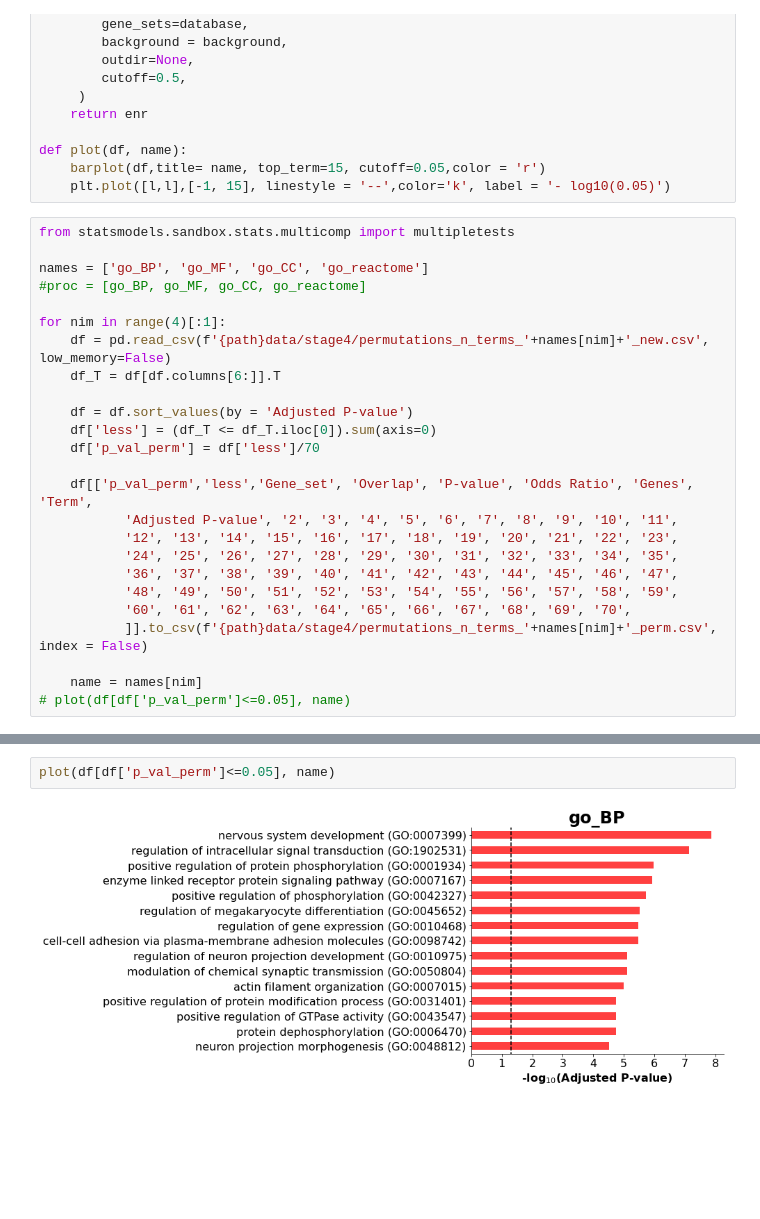
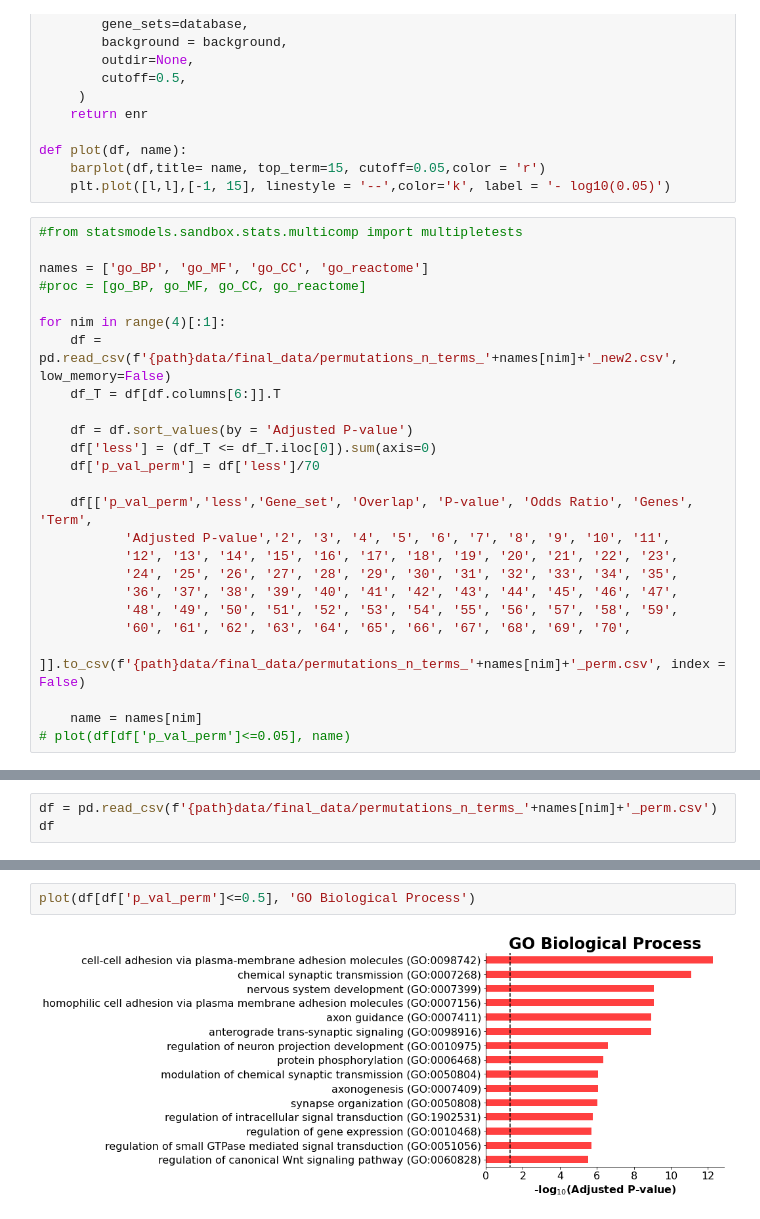
Before and after one commit to aadenisova/bird_innovation, a Jupyter notebook: scripts/permutation_test/permutation_analysis.ipynb, the cells around one changed output, grey strips where cells are left out. Saved outputs shown, nothing was run; the diff lists cells and outputs as text; blank space fills up the shorter version.

```diff
--- a/scripts/permutation_test/permutation_analysis.ipynb
+++ b/scripts/permutation_test/permutation_analysis.ipynb
@@ -31,13 +31,13 @@ def plot(df, name):
     barplot(df,title= name, top_term=15, cutoff=0.05,color = 'r')
     plt.plot([l,l],[-1, 15], linestyle = '--',color='k', label = '- log10(0.05)')
 # %%
-from statsmodels.sandbox.stats.multicomp import multipletests
+#from statsmodels.sandbox.stats.multicomp import multipletests
 
 names = ['go_BP', 'go_MF', 'go_CC', 'go_reactome']
 #proc = [go_BP, go_MF, go_CC, go_reactome]
 
 for nim in range(4)[:1]:
-    df = pd.read_csv(f'{path}data/stage4/permutations_n_terms_'+names[nim]+'_new.csv', low_memory=False)
+    df = pd.read_csv(f'{path}data/final_data/permutations_n_terms_'+names[nim]+'_new2.csv', low_memory=False)
     df_T = df[df.columns[6:]].T
 
     df = df.sort_values(by = 'Adjusted P-value')
@@ -45,13 +45,13 @@ for nim in range(4)[:1]:
     df['p_val_perm'] = df['less']/70
 
     df[['p_val_perm','less','Gene_set', 'Overlap', 'P-value', 'Odds Ratio', 'Genes', 'Term',
-           'Adjusted P-value', '2', '3', '4', '5', '6', '7', '8', '9', '10', '11',
+           'Adjusted P-value','2', '3', '4', '5', '6', '7', '8', '9', '10', '11',
            '12', '13', '14', '15', '16', '17', '18', '19', '20', '21', '22', '23',
            '24', '25', '26', '27', '28', '29', '30', '31', '32', '33', '34', '35',
            '36', '37', '38', '39', '40', '41', '42', '43', '44', '45', '46', '47',
            '48', '49', '50', '51', '52', '53', '54', '55', '56', '57', '58', '59',
            '60', '61', '62', '63', '64', '65', '66', '67', '68', '69', '70',
-           ]].to_csv(f'{path}data/stage4/permutations_n_terms_'+names[nim]+'_perm.csv', index = False)
+           ]].to_csv(f'{path}data/final_data/permutations_n_terms_'+names[nim]+'_perm.csv', index = False)
 
     name = names[nim]
 # plot(df[df['p_val_perm']<=0.05], name)
@@ -57,0 +60,3 @@ for nim in range(4)[:1]:
+# %%
+df = pd.read_csv(f'{path}data/final_data/permutations_n_terms_'+names[nim]+'_perm.csv')
+df
@@ -62,4 +81,4 @@ plot(df, name)
 # %%
-plot(df[df['p_val_perm']<=0.05], name)
+plot(df[df['p_val_perm']<=0.5], 'GO Biological Process')
 # %% [output]
-[figure, old version]
+[figure, new version]
```
Also changed, not shown: parts of 7 cells of this notebook.
